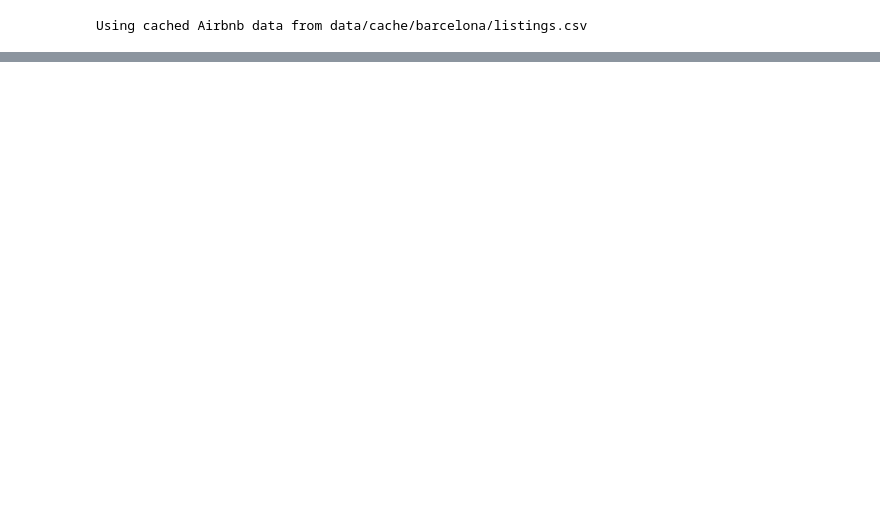
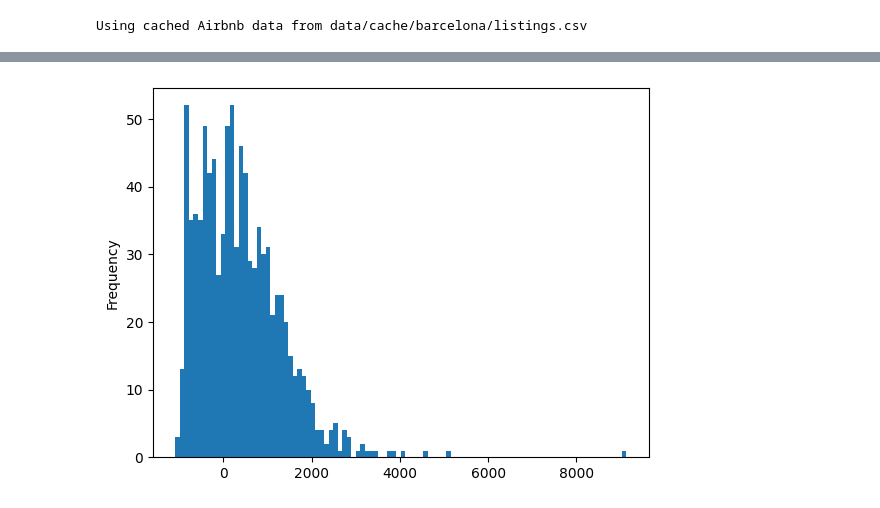
Before and after one commit to mehrrero/parasites, a Jupyter notebook: tests.ipynb, the cells around one changed output, grey strips where cells are left out. Drawn from its saved outputs; the diff is of its cells as text; code cells hidden in the pictures; blank space fills up the shorter version.

```diff
--- a/tests.ipynb
+++ b/tests.ipynb
@@ -28,0 +30,4 @@ c.servapi.plot('Mediana',legend=True, cmap='viridis', figsize=(10, 10))
+# %%
+out = c.servapi.drop(columns=['geometry']).merge(c.censal, how='left', on='csec').set_geometry('geometry')
+out['profit'] = out['median_revenue'] - out['Mediana']
+out['net_profit'] = np.sign(out['profit'])
@@ -28,0 +115,7 @@ c.servapi.plot('Mediana',legend=True, cmap='viridis', figsize=(10, 10))
+# %%
+
+ax = out['profit'].plot(kind='hist', bins = 100)
+
+plt.show()
+# %% [output]
+[figure, added]
```
Also changed, not shown: parts of 11 cells of this notebook, 10 other files.
